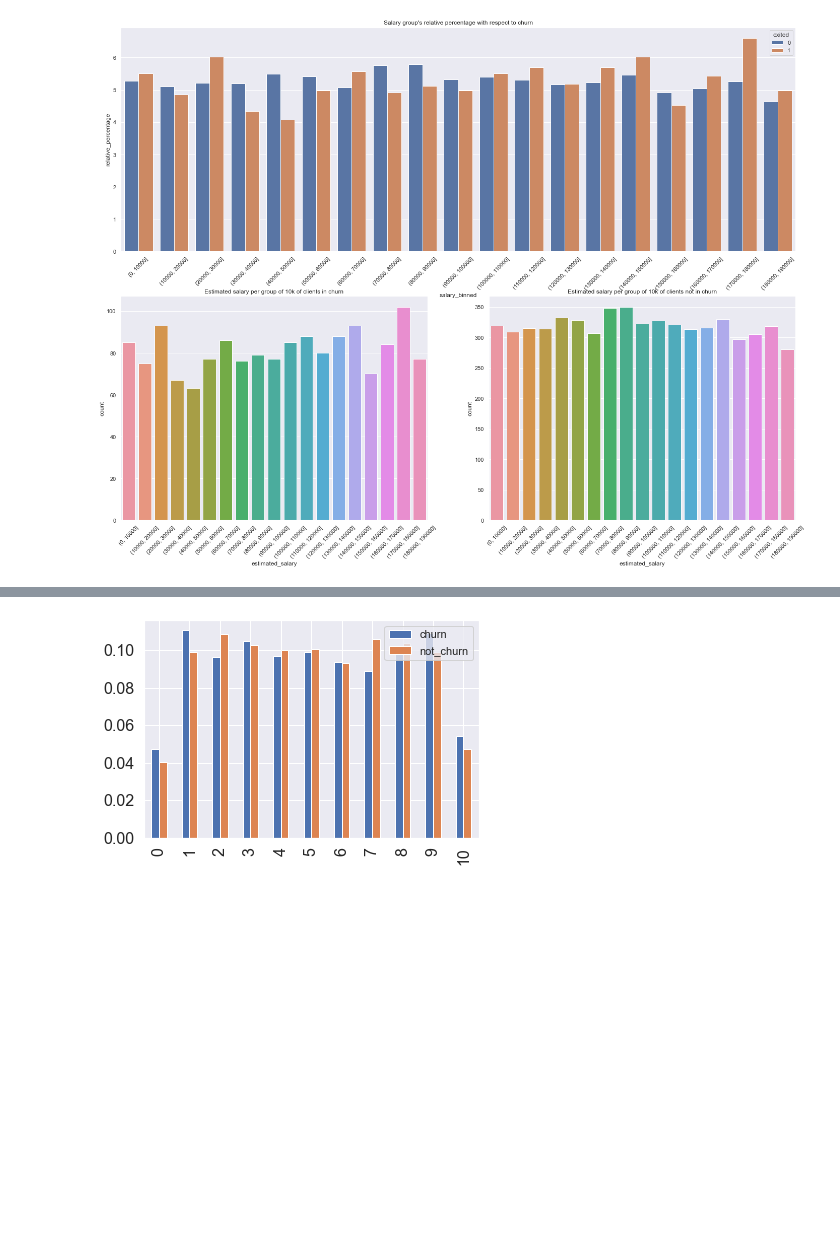
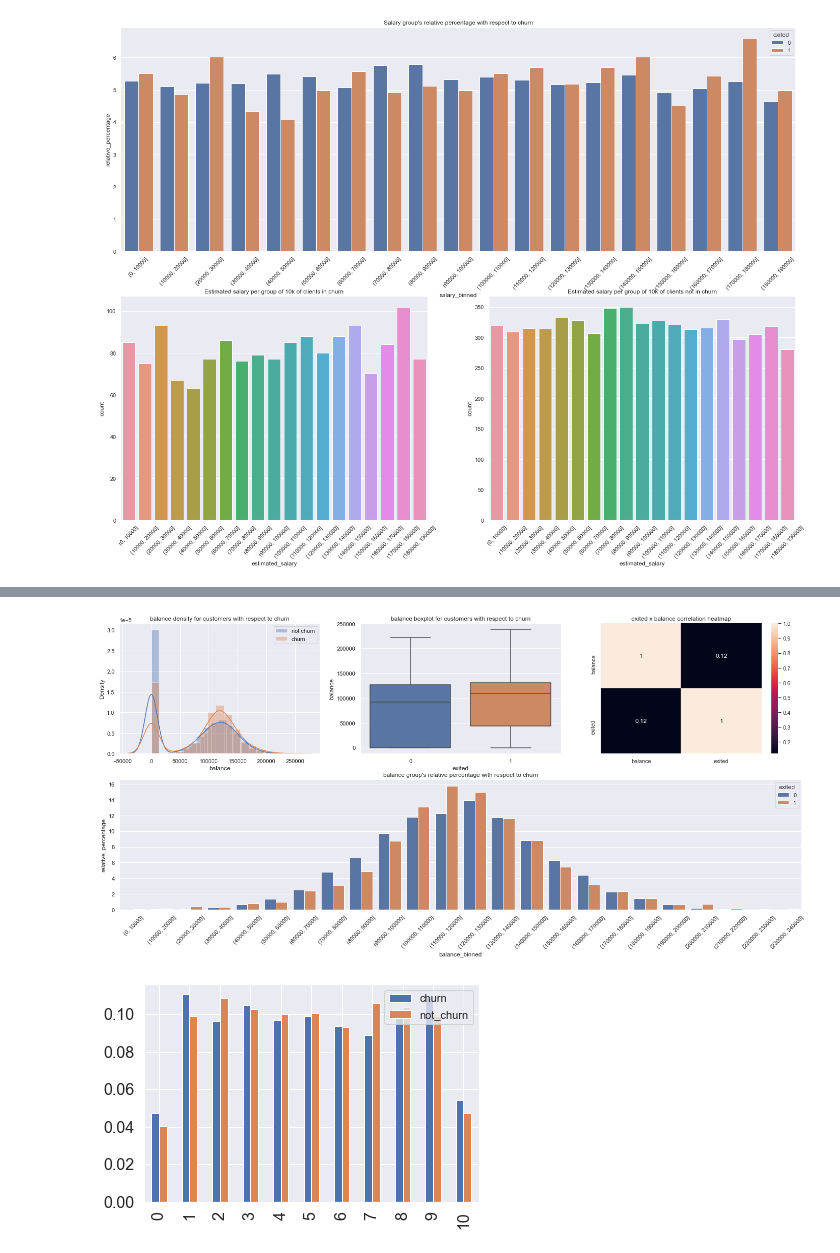
Before and after one commit to FabioCaffarello/Churn-Prediction-TopBank, a Jupyter notebook: 02-Notebooks/02-Scond_Cycle_CRISP/workflow_complete.ipynb, the cells around one changed output, grey strips where cells are left out. Cells and saved outputs as stored; diff of their text form; code cells hidden in the pictures; blank space fills up the shorter version.

Commit message:
add balance hypothesis

```diff
--- a/02-Notebooks/02-Scond_Cycle_CRISP/workflow_complete.ipynb
+++ b/02-Notebooks/02-Scond_Cycle_CRISP/workflow_complete.ipynb
@@ -727,3 +735,54 @@ plt.xticks(rotation=45);
+# %%
+# bins
+bins = list(np.arange(0, 250000, 10000))
+
+# create new dataframe
+aux04 = df04[['balance', 'exited']]
+
+# Grid for ploting
+plt.figure(figsize(24,16))
+grid = GridSpec(3, 3)
+
+# balance density
+plt.subplot(grid[0,0])
+sns.distplot(aux04[aux04['exited'] == 0]['balance'], label='not churn');
+sns.distplot(aux04[aux04['exited'] == 1]['balance'], label='churn');
+plt.title("balance density for customers with respect to churn");
+plt.legend();
+
+# balance boxplot
+plt.subplot(grid[0,1])
+sns.boxplot(x="exited", y="balance", data=aux04).set_title("balance boxplot for customers with respect to churn");
+
+# exited x balance correlation heatmap
+plt.subplot(grid[0,2])
+sns.heatmap(aux04.corr(method='pearson'),annot=True);
+plt.title("exited x balance correlation heatmap");
+
+# create binned column
+aux04['balance_binned'] = pd.cut(aux04['balance'], bins=bins)
+
+# salary_binned, exited and number of clients
+aux04 = aux04[['balance_binned', 'balance', 'exited']].groupby(['balance_binned', 'exited']).count().reset_index()
+
+# rename new dataframe columns
+aux04.columns = ['balance_binned', 'exited', 'customers']
+
+# sum of clients in churn and not in churn
+aux04_churn = aux04[aux04['exited'] == 1]['customers'].sum()
+aux04_not_churn = aux04[aux04['exited'] == 0]['customers'].sum()
+
+# calculate the relative percentage of clients in churn and active clients
+aux04['relative_percentage'] = aux04.\
+apply(lambda row: ((row['customers'] / aux04_churn)*100) if row['exited'] == 1 else ((row['customers'] / aux04_not_churn)*100), axis=1)
+
+
+# plot Salary group's relative percentage with respect to churn
+plt.subplot(grid[1,:])
+sns.barplot(x='balance_binned', y='relative_percentage', hue='exited', data=aux04).set_title("balance group's relative percentage with respect to churn");
+plt.xticks(rotation=45);
+# %% [output]
+[figure, added]
 # %%
 tenure_percentage = num_attributes['tenure'].value_counts(normalize=True).sort_index()
 tenure_percentage_hue_churn = pd.DataFrame()
```
Also changed, not shown: parts of 3 cells of this notebook.
